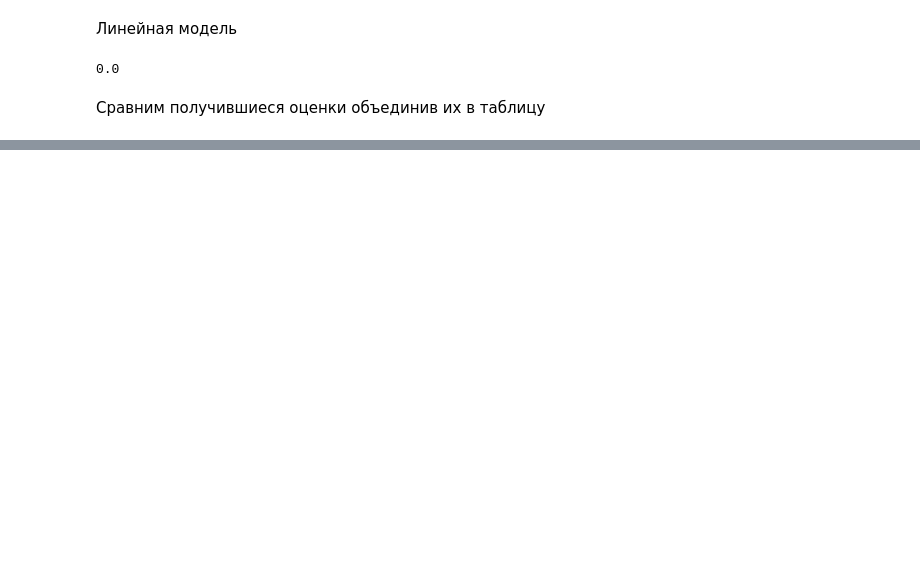
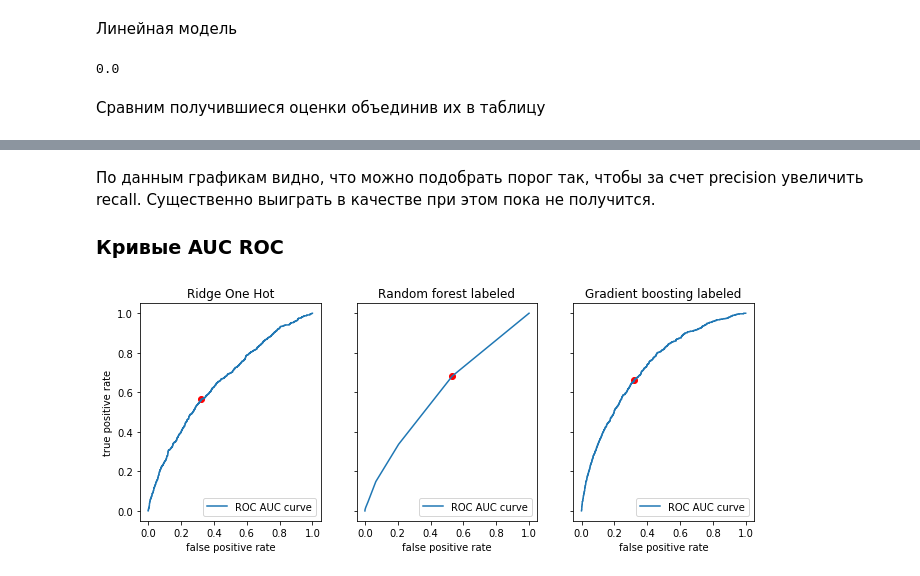
Before and after one commit to Agaspher20/DataAnalisysMipt, a Jupyter notebook: Python/6. DataAnalysisProject_Churn/week_3_baselines.ipynb, the cells around one changed output, grey strips where cells are left out. Cells and saved outputs as stored; diff of their text form; code cells hidden in the pictures; blank space fills up the shorter version.

```diff
--- a/Python/6. DataAnalysisProject_Churn/week_3_baselines.ipynb
+++ b/Python/6. DataAnalysisProject_Churn/week_3_baselines.ipynb
@@ -250,0 +421,8 @@ score_table
+# %% [markdown]
+По данным графикам видно, что можно подобрать порог так, чтобы за счет precision увеличить recall. Существенно выиграть в качестве при этом пока не получится.
+
+### Кривые AUC ROC
+# %%
+charts_row(chart_models, auc_roc)
+# %% [output]
+[figure, added]
```
Also changed, not shown: parts of 24 cells of this notebook.
